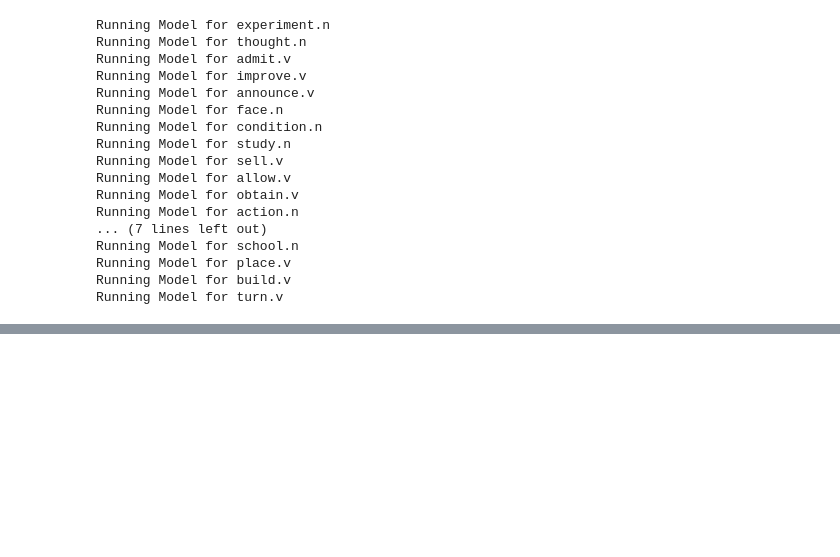
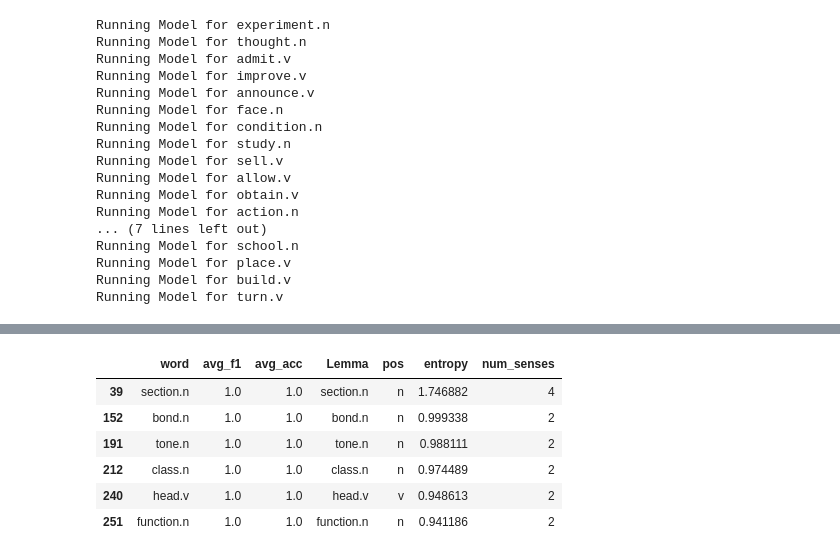
Before and after one commit to sathvikn/bert-wordsense, a Jupyter notebook: codebase/notebooks/wsd-all.ipynb, the cells around one changed output, grey strips where cells are left out. Saved outputs shown, nothing was run; the diff lists cells and outputs as text; code cells hidden in the pictures; blank space fills up the shorter version.

```diff
--- a/codebase/notebooks/wsd-all.ipynb
+++ b/codebase/notebooks/wsd-all.ipynb
@@ -232,2 +264,12 @@ Text(0.5, 1.0, 'Entropy and Average F1 Score')
+# %%
+model_perf[model_perf['avg_f1'] == 1].sort_values('avg_f1')
+# %% [output]
+|  | word | avg_f1 | avg_acc | Lemma | pos | entropy | num_senses |
+| 39 | section.n | 1.0 | 1.0 | section.n | n | 1.746882 | 4 |
+| 152 | bond.n | 1.0 | 1.0 | bond.n | n | 0.999338 | 2 |
+| 191 | tone.n | 1.0 | 1.0 | tone.n | n | 0.988111 | 2 |
+| 212 | class.n | 1.0 | 1.0 | class.n | n | 0.974489 | 2 |
+| 240 | head.v | 1.0 | 1.0 | head.v | v | 0.948613 | 2 |
+| 251 | function.n | 1.0 | 1.0 | function.n | n | 0.941186 | 2 |
 # %%
 model_perf.to_csv("../data/model_perf.csv")
```
Also changed, not shown: parts of 5 cells of this notebook.
